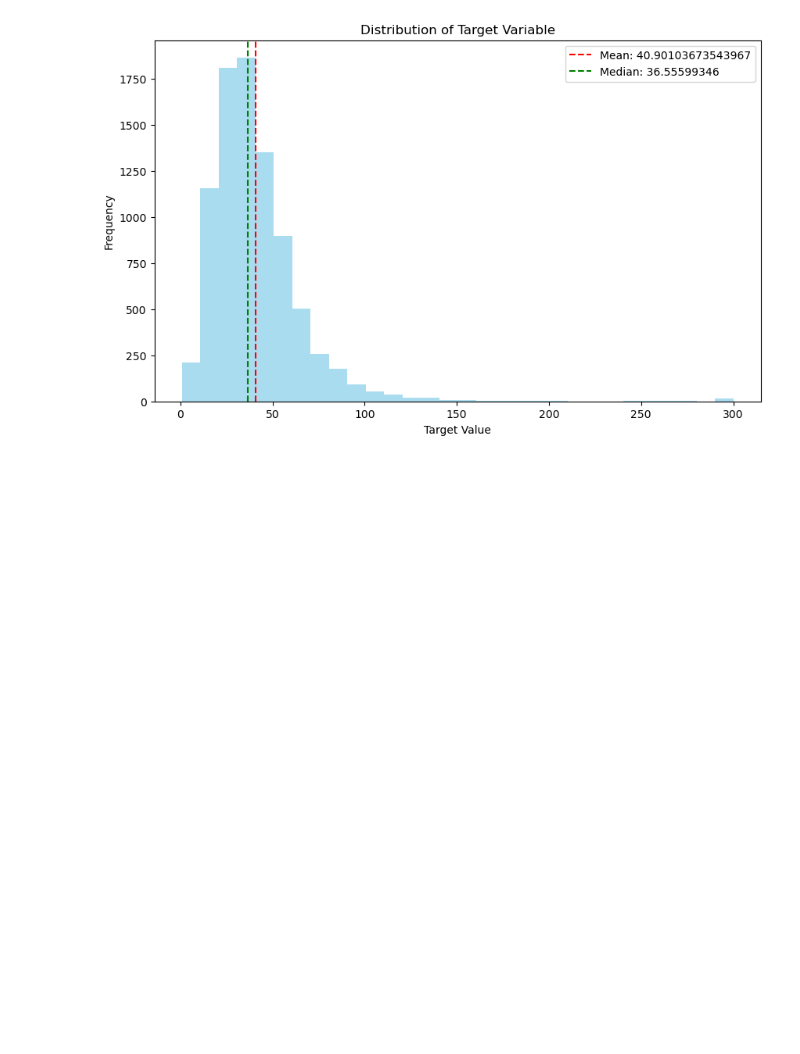
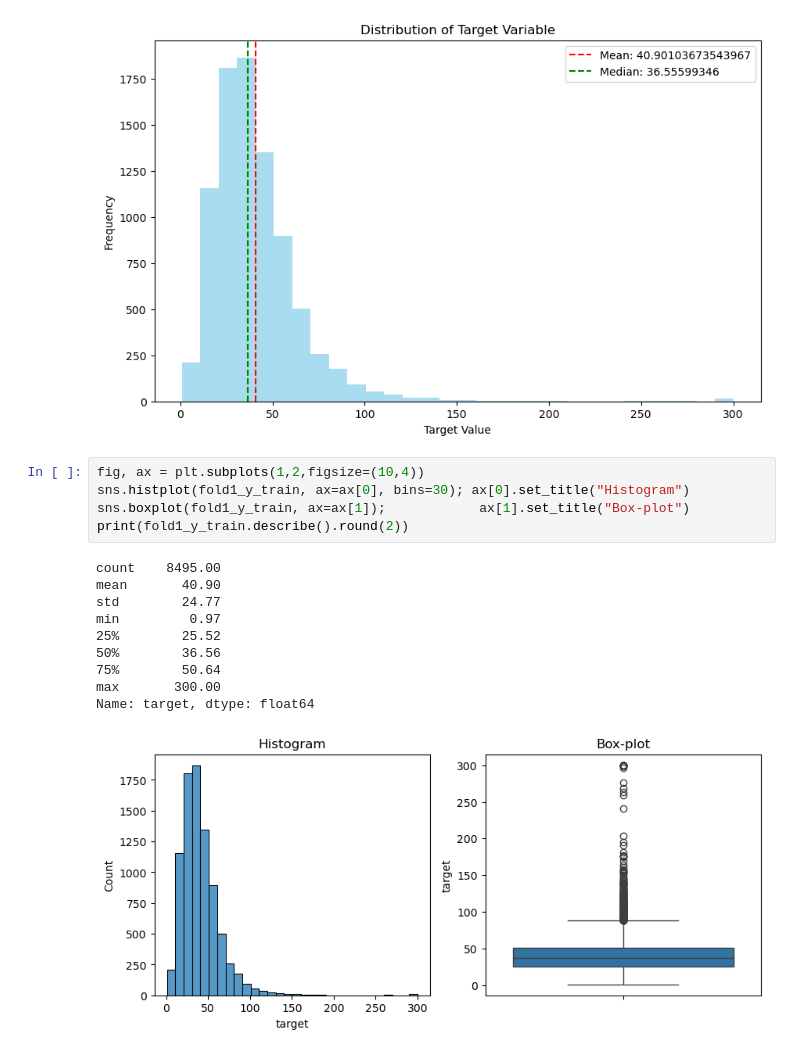
Before and after one commit to FedorSulaev/air-quality-predictor, a Jupyter notebook: notebooks/03_exploratory_data_analysis.ipynb, the cells around one changed output. Cells and saved outputs as stored; diff of their text form; blank space fills up the shorter version.

```diff
--- a/notebooks/03_exploratory_data_analysis.ipynb
+++ b/notebooks/03_exploratory_data_analysis.ipynb
@@ -147,3 +147,19 @@ plt.legend()
 plt.show()
 # %% [output]
 [figure]
+# %%
+fig, ax = plt.subplots(1,2,figsize=(10,4))
+sns.histplot(fold1_y_train, ax=ax[0], bins=30); ax[0].set_title("Histogram")
+sns.boxplot(fold1_y_train, ax=ax[1]);            ax[1].set_title("Box-plot")
+print(fold1_y_train.describe().round(2))
+# %% [output]
+count    8495.00
+mean       40.90
+std        24.77
+min         0.97
+25%        25.52
+50%        36.56
+75%        50.64
+max       300.00
+Name: target, dtype: float64
+[figure, added]
```
Also changed, not shown: parts of 7 cells of this notebook, 7 other files.
